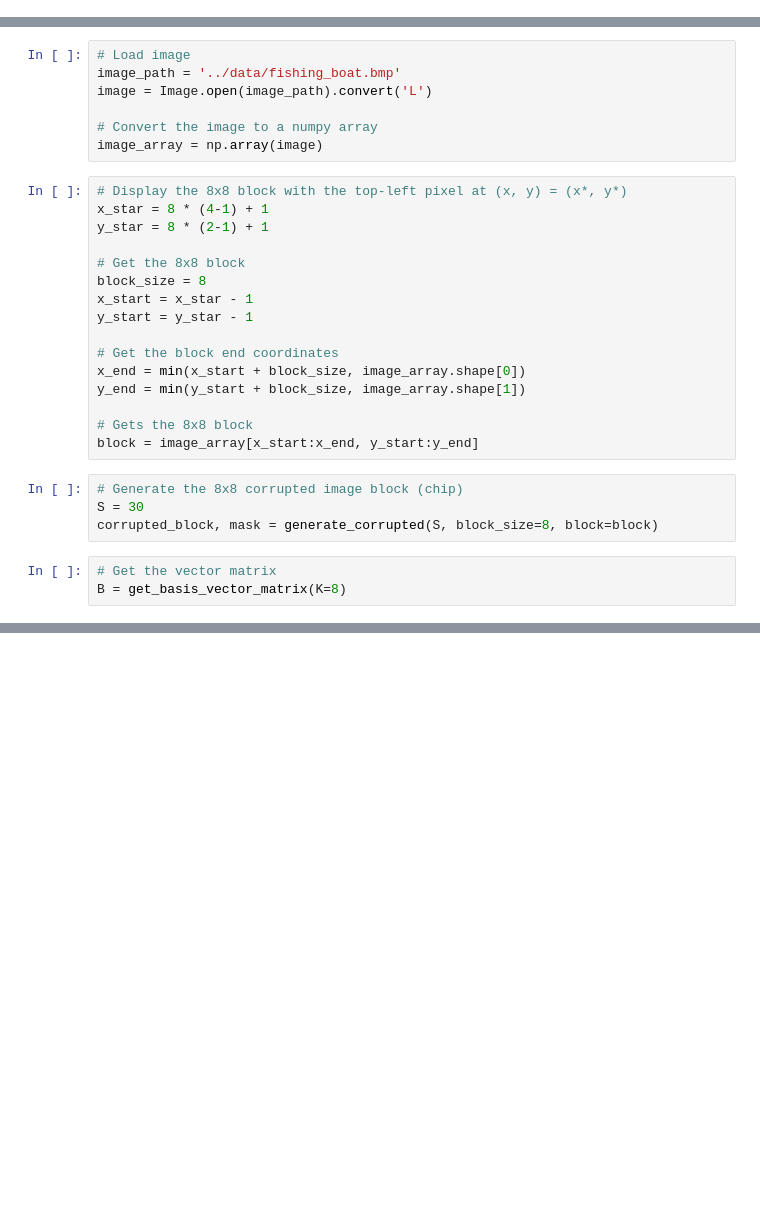
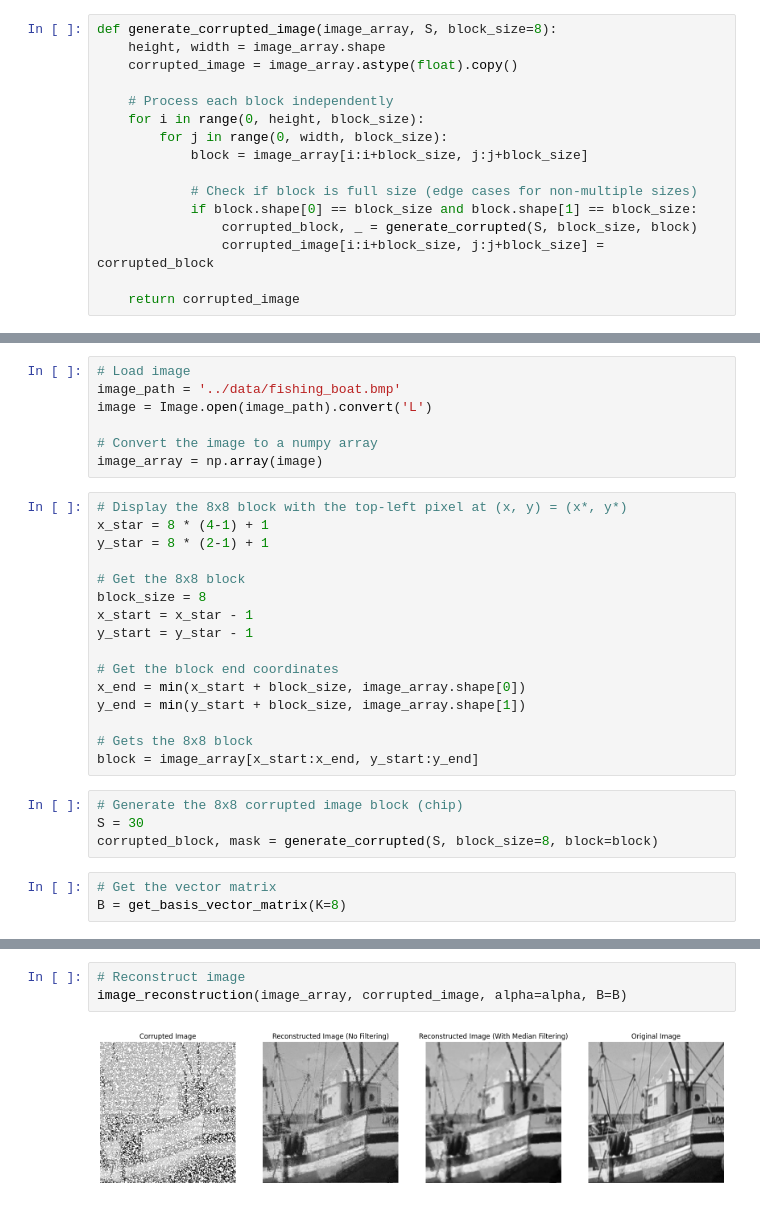
Before and after one commit to rngtang/image-recovery, a Jupyter notebook: checkpoint2/cross-validation.ipynb, the cells around one changed output, grey strips where cells are left out. Drawn from its saved outputs; the diff is of its cells as text; blank space fills up the shorter version.

```diff
--- a/checkpoint2/cross-validation.ipynb
+++ b/checkpoint2/cross-validation.ipynb
@@ -221,0 +257,16 @@ def calculate_mse(original_block, reconstructed_block):
+# %%
+def generate_corrupted_image(image_array, S, block_size=8):
+    height, width = image_array.shape
+    corrupted_image = image_array.astype(float).copy()
+
+    # Process each block independently
+    for i in range(0, height, block_size):
+        for j in range(0, width, block_size):
+            block = image_array[i:i+block_size, j:j+block_size]
+
+            # Check if block is full size (edge cases for non-multiple sizes)
+            if block.shape[0] == block_size and block.shape[1] == block_size:
+                corrupted_block, _ = generate_corrupted(S, block_size, block)
+                corrupted_image[i:i+block_size, j:j+block_size] = corrupted_block
+
+    return corrupted_image
@@ -257,0 +369,5 @@ cross_validation_random(S, 30, corrupted_block, B)
+# %%
+# Reconstruct image
+image_reconstruction(image_array, corrupted_image, alpha=alpha, B=B)
+# %% [output]
+[figure, added]
```
Also changed, not shown: parts of 12 cells of this notebook.
